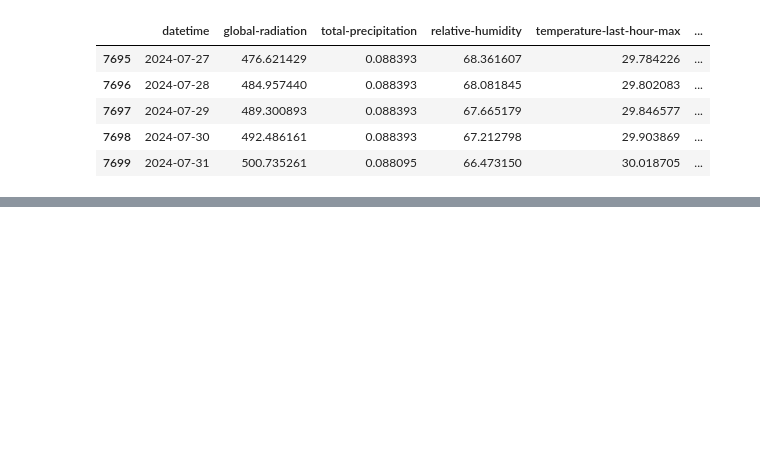
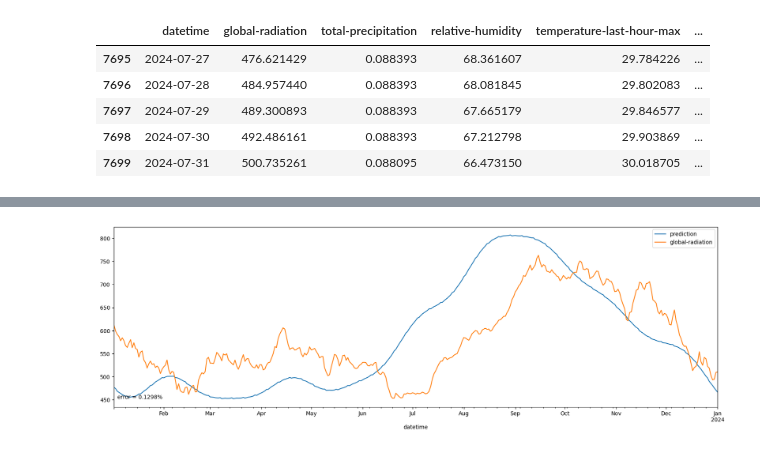
Before and after one commit to fellipessanha/solar-studies, a Jupyter notebook: prophet-modeling.ipynb, the cells around one changed output, grey strips where cells are left out. Cells and saved outputs as stored; diff of their text form; code cells hidden in the pictures; blank space fills up the shorter version.

Commit message:
feat: use forecasting modules on notebooks

```diff
--- a/prophet-modeling.ipynb
+++ b/prophet-modeling.ipynb
@@ -110,0 +114,6 @@ f"predition error is {error:.4f}%"
+# %%
+from src.forecasting.prophet import ProphetForecaster
+
+fc = ProphetForecaster(
+    by_day_rolling, date_threshold, date_upper_threshold, target, idx, mape
+)
@@ -110,0 +125,4 @@ f"predition error is {error:.4f}%"
+# %%
+ax = fc.prediction.plot(figsize=FIGSIZE)
+ax.text(fc.prediction.index.min(), fc.prediction.min(None), f"  error = {error:.4f}%")
+# %% [output]
@@ -110,0 +130 @@ f"predition error is {error:.4f}%"
+[figure, added]
```
Also changed, not shown: parts of 9 cells of this notebook, 1 other file.
